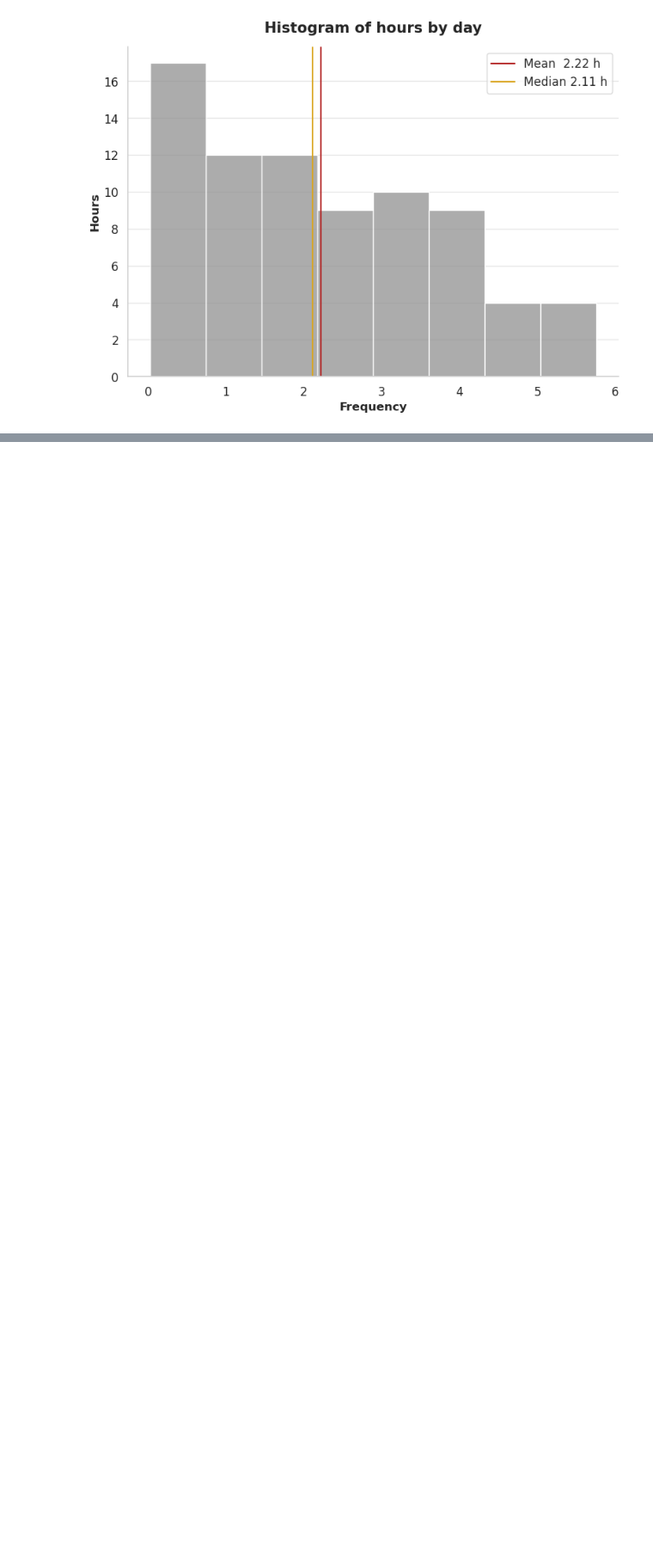
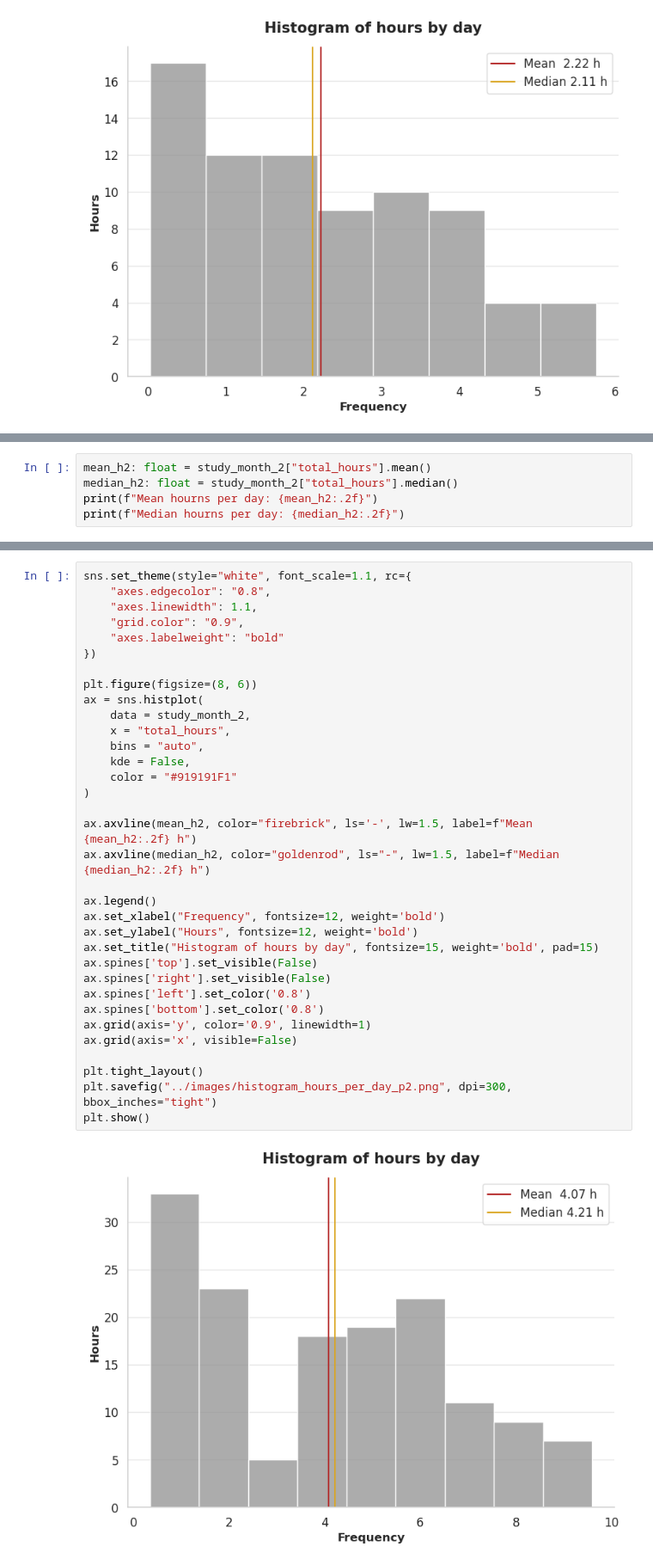
Before and after one commit to Oddman43/BIR_EDA, a Jupyter notebook: notebooks/data_analysis.ipynb, the cells around one changed output, grey strips where cells are left out. Shown at 86% size. Cells and saved outputs as stored; diff of their text form; blank space fills up the shorter version.

```diff
--- a/notebooks/data_analysis.ipynb
+++ b/notebooks/data_analysis.ipynb
@@ -1051,0 +1054,5 @@ plt.show()
+# %%
+mean_h2: float = study_month_2["total_hours"].mean()
+median_h2: float = study_month_2["total_hours"].median()
+print(f"Mean hourns per day: {mean_h2:.2f}")
+print(f"Median hourns per day: {median_h2:.2f}")
@@ -1051,0 +1074,36 @@ plt.show()
+# %%
+sns.set_theme(style="white", font_scale=1.1, rc={
+    "axes.edgecolor": "0.8",
+    "axes.linewidth": 1.1,
+    "grid.color": "0.9",
+    "axes.labelweight": "bold"
+})
+
+plt.figure(figsize=(8, 6))
+ax = sns.histplot(
+    data = study_month_2,
+    x = "total_hours",
+    bins = "auto",
+    kde = False,
+    color = "#919191F1"
+)
+
+ax.axvline(mean_h2, color="firebrick", ls='-', lw=1.5, label=f"Mean  {mean_h2:.2f} h")
+ax.axvline(median_h2, color="goldenrod", ls="-", lw=1.5, label=f"Median {median_h2:.2f} h")
+
+ax.legend()
+ax.set_xlabel("Frequency", fontsize=12, weight='bold')
+ax.set_ylabel("Hours", fontsize=12, weight='bold')
+ax.set_title("Histogram of hours by day", fontsize=15, weight='bold', pad=15)
+ax.spines['top'].set_visible(False)
+ax.spines['right'].set_visible(False)
+ax.spines['left'].set_color('0.8')
+ax.spines['bottom'].set_color('0.8')
+ax.grid(axis='y', color='0.9', linewidth=1)
+ax.grid(axis='x', visible=False)
+
+plt.tight_layout()
+plt.savefig("../images/histogram_hours_per_day_p2.png", dpi=300, bbox_inches="tight")
+plt.show()
+# %% [output]
+[figure, added]
```
Also changed, not shown: parts of 3 cells of this notebook, 1 other file.
